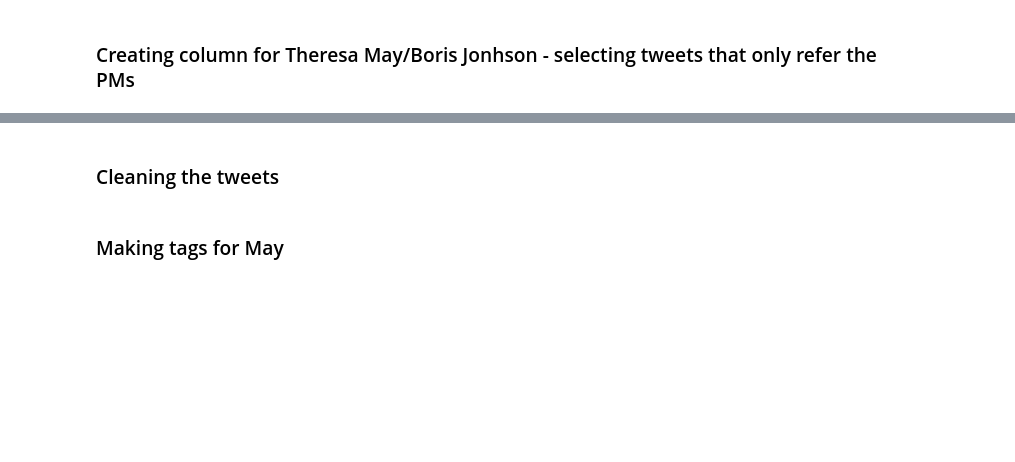
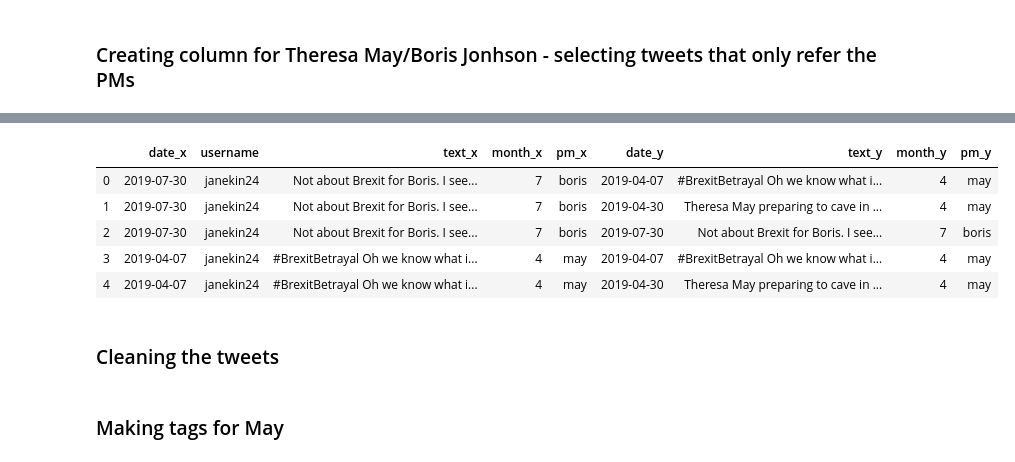
Before and after one commit to ta-data-lis/final-project, a Jupyter notebook: your-project/eda.ipynb, the cells around one changed output, grey strips where cells are left out. Saved outputs shown, nothing was run; the diff lists cells and outputs as text; code cells hidden in the pictures; blank space fills up the shorter version.

```diff
--- a/your-project/eda.ipynb
+++ b/your-project/eda.ipynb
@@ -194,6 +250,16 @@ Name: pm, dtype: int64
 may_df = df[df['pm'] == 'may']
 boris_df = df[df['pm'] == 'boris']
 df_mb = may_df.append(boris_df)
+# %%
+mergedStuff = pd.merge(df, df_mb, on=['username'], how='inner')
+mergedStuff.head()
+# %% [output]
+|  | date_x | username | text_x | month_x | pm_x | date_y | text_y | month_y | pm_y |
+| 0 | 2019-07-30 | janekin24 | Not about Brexit for Boris. I see... | 7 | boris | 2019-04-07 | #BrexitBetrayal Oh we know what i... | 4 | may |
+| 1 | 2019-07-30 | janekin24 | Not about Brexit for Boris. I see... | 7 | boris | 2019-04-30 | Theresa May preparing to cave in ... | 4 | may |
+| 2 | 2019-07-30 | janekin24 | Not about Brexit for Boris. I see... | 7 | boris | 2019-07-30 | Not about Brexit for Boris. I see... | 7 | boris |
+| 3 | 2019-04-07 | janekin24 | #BrexitBetrayal Oh we know what i... | 4 | may | 2019-04-07 | #BrexitBetrayal Oh we know what i... | 4 | may |
+| 4 | 2019-04-07 | janekin24 | #BrexitBetrayal Oh we know what i... | 4 | may | 2019-04-30 | Theresa May preparing to cave in ... | 4 | may |
 # %% [markdown]
 ### Cleaning the tweets
 # %%
```
Also changed, not shown: parts of 38 cells of this notebook.
